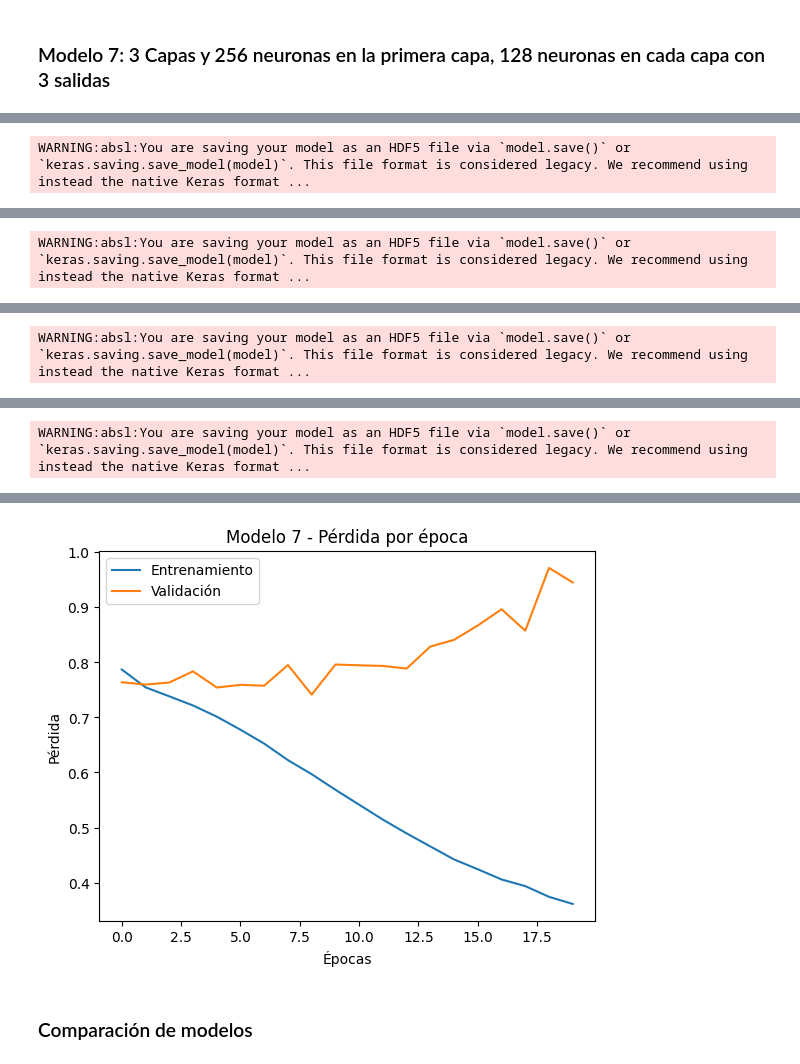
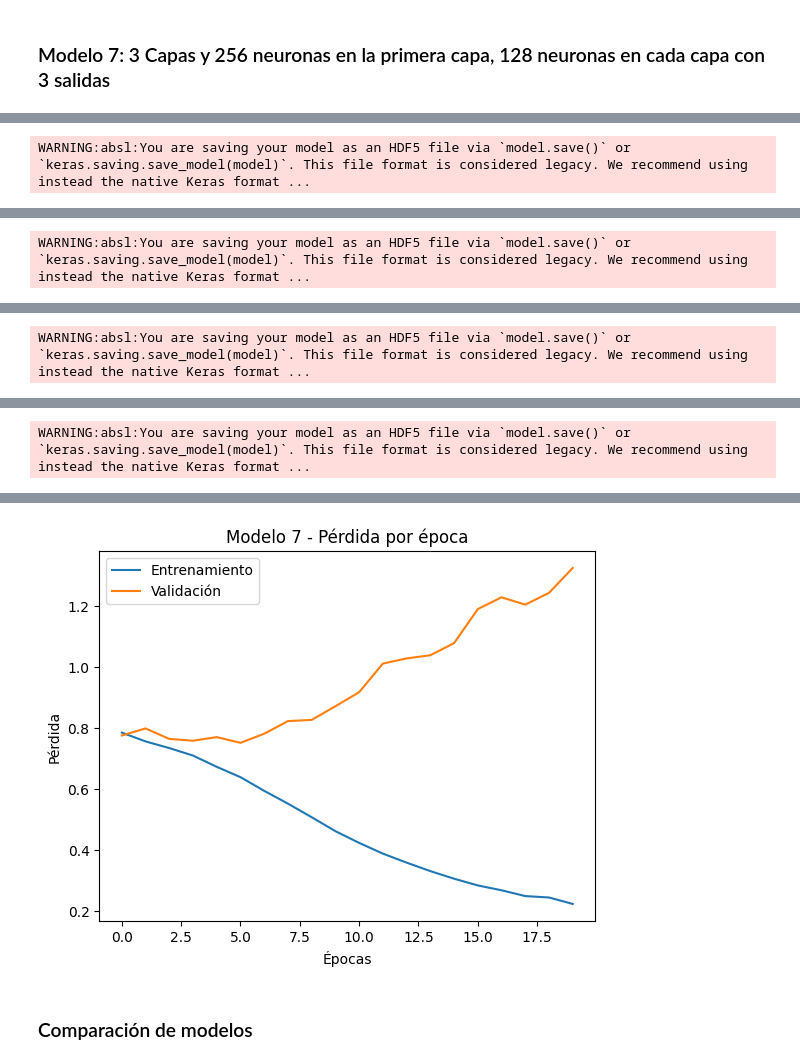
Before and after one commit to EstebanLN/Proyecto-2-Analitica-Computacional, a Jupyter notebook: Modelo/Modelo.ipynb, the cells around one changed output, grey strips where cells are left out. Saved outputs shown, nothing was run; the diff lists cells and outputs as text; code cells hidden in the pictures.

Commit message:
Volví a cargar los modelos

```diff
--- a/Modelo/Modelo.ipynb
+++ b/Modelo/Modelo.ipynb
@@ -683,14 +694,15 @@ with mlflow.start_run(run_name='Modelo7'):
     predicciones_prob = model2.predict(test)
     predicciones = np.argmax(predicciones_prob, axis=1)
 
-    print(f"Modelo 7 - Accuracy: {test_acc1:.4f}, Loss: {test_loss1:.4f}, MSE: {mse:.4f}, R²: {r2:.4f}")
 
     # Calcular MSE y R² del Modelo 7
     mse = mean_squared_error(y_test, predicciones)
     r2 = r2_score(y_test, predicciones)
 
-    plt.plot(history6.history['loss'], label='Entrenamiento')
-    plt.plot(history6.history['val_loss'], label='Validación')
+    print(f"Modelo 7 - Accuracy: {test_acc7:.4f}, Loss: {test_loss7:.4f}, MSE: {mse:.4f}, R²: {r2:.4f}")
+
+    plt.plot(history7.history['loss'], label='Entrenamiento')
+    plt.plot(history7.history['val_loss'], label='Validación')
     plt.title('Modelo 7 - Pérdida por época')
     plt.xlabel('Épocas')
     plt.ylabel('Pérdida')
@@ -743,4 +757,4 @@ Epoch 20/20
-[figure, old version]
+[figure, new version]
 # %% [markdown]
 ### Comparación de modelos
 # %%
```
Also changed, not shown: parts of 13 cells of this notebook, 2 other files.
